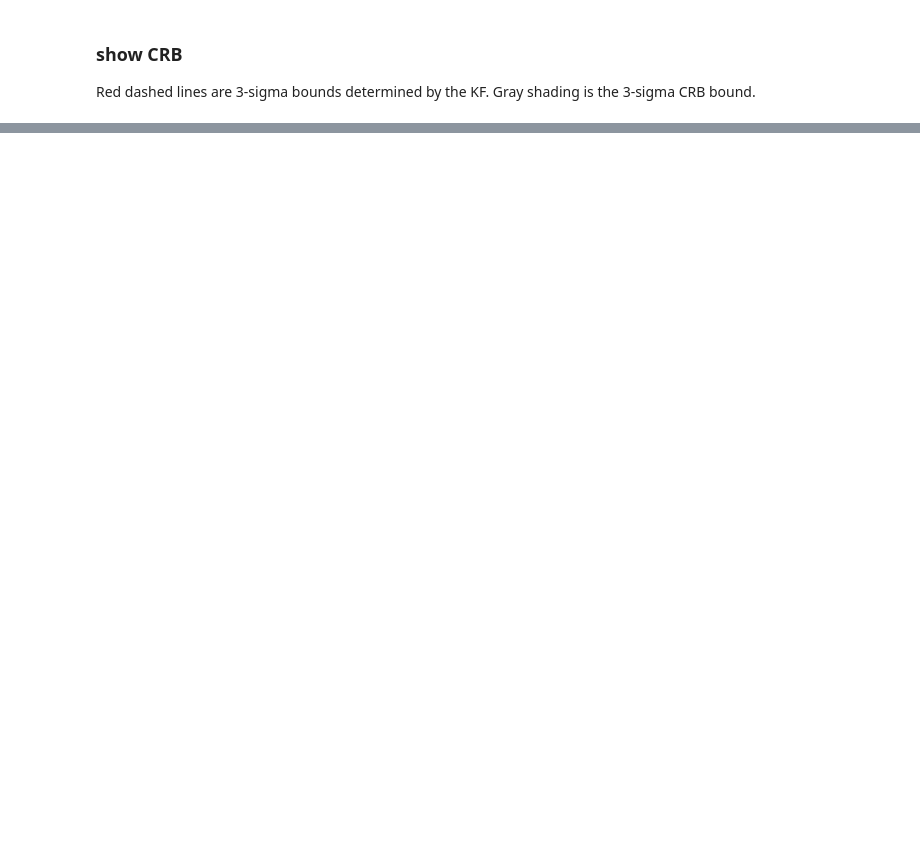
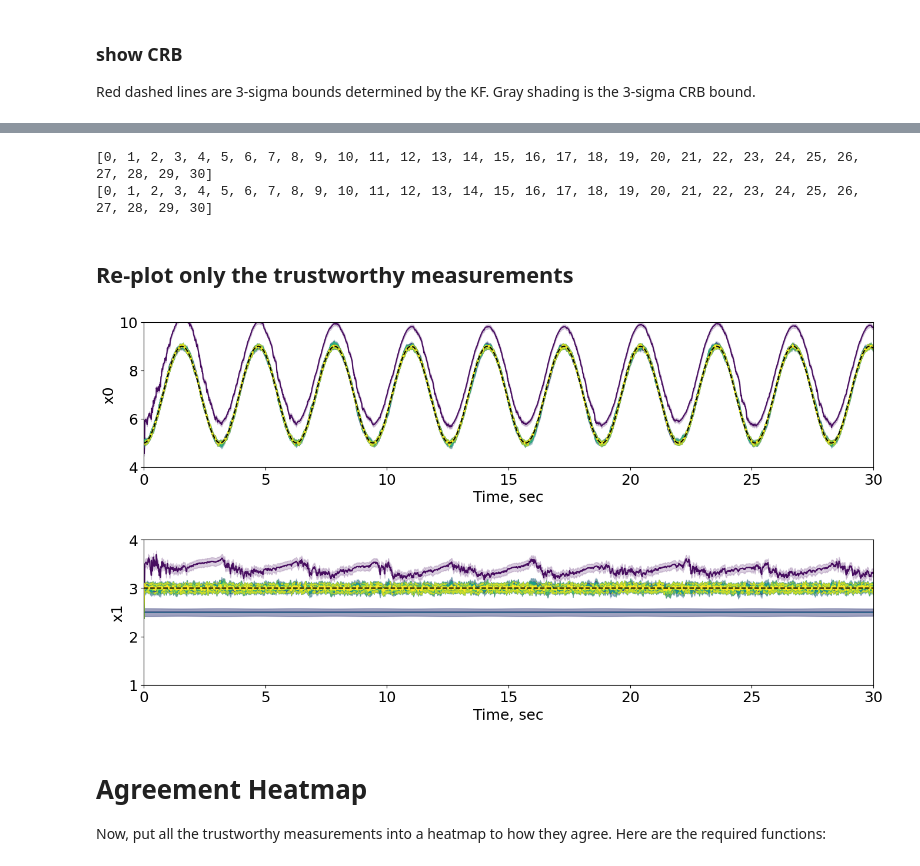
Before and after one commit to jadenmecham/First-Project, a Jupyter notebook: 4 - Nonlinear Camera/5C_EKF_UKF_monocamera_corrected.ipynb, the cells around one changed output, grey strips where cells are left out. Saved outputs shown, nothing was run; the diff lists cells and outputs as text; code cells hidden in the pictures; blank space fills up the shorter version.

```diff
--- a/4 - Nonlinear Camera/5C_EKF_UKF_monocamera_corrected.ipynb
+++ b/4 - Nonlinear Camera/5C_EKF_UKF_monocamera_corrected.ipynb
@@ -362,0 +378,71 @@ ax.set_ylim(0,4)
+# %%
+# for every position and velocity, if invJk is bigger than 1, then we want to disregard the data
+# we will use invJk to determine if the data is trustworthy or not
+
+trustworthy_x0 = []
+trustworthy_x1 = []
+
+for i in range(len(R_modified)):
+    i_invJk_x0 = []
+    i_invJk_x1 = []
+    for j in range(len(tsim)):
+        i_invJk_x0.append(all_invJk_diags[i][j][0])
+        i_invJk_x1.append(all_invJk_diags[i][j][1])
+
+    if np.mean(i_invJk_x0) < 1:
+        trustworthy_x0.append(i)
+    else:
+        continue
+
+    if np.mean(i_invJk_x1) < 1:
+        trustworthy_x1.append(i)
+    else:
+        continue
+
+print(trustworthy_x0)
+print(trustworthy_x1)
+# %% [output]
+[0, 1, 2, 3, 4, 5, 6, 7, 8, 9, 10, 11, 12, 13, 14, 15, 16, 17, 18, 19, 20, 21, 22, 23, 24, 25, 26, 27, 28, 29, 30]
+[0, 1, 2, 3, 4, 5, 6, 7, 8, 9, 10, 11, 12, 13, 14, 15, 16, 17, 18, 19, 20, 21, 22, 23, 24, 25, 26, 27, 28, 29, 30]
+# %% [markdown]
+## Re-plot only the trustworthy measurements
+# %%
+# Same plot as before, just only for the trustworthy data
+fig, axs = plt.subplots(2, 1, figsize=(16, 8))
+fig.subplots_adjust(hspace=0.5)
+# define a color map for the lines
+cmap = plt.get_cmap('viridis', len(R_modified)+1)
+for i in range(len(R_modified)):
+    if i in trustworthy_x0:
+        axs[0].plot(tsim, results[i]['x0_hat'], label=f'Estimate x0 {i+1}', color=cmap(i+1))
+        axs[0].fill_between(tsim, np.array(results[i]['x0_hat']) - np.array(three_sigma_x0[i]),
+                            np.array(results[i]['x0_hat']) + np.array(three_sigma_x0[i]),
+                            alpha=0.2, color=cmap(i+1))
+axs[0].set_xlabel('Time, sec')
+axs[0].set_ylabel('x0')
+axs[0].set_ylim([4, 10])
+axs[0].set_xlim([0, 30])
+# Plot x0 on the first subplot as a dashed line onm top of all other lines
+axs[0].plot(tsim, X[0, :], label='True x0', linestyle='--', color='black')
+# legend
+# axs[0].legend(loc='upper right', fontsize=8)
+for i in range(len(R_modified)):
+    if i in trustworthy_x1:
+        axs[1].plot(tsim, results[i]['x1_hat'], label=f'Estimate x1 {i+1}', color=cmap(i+1))
+        axs[1].fill_between(tsim, np.array(results[i]['x1_hat']) - np.array(three_sigma_x1[i]),
+                            np.array(results[i]['x1_hat']) + np.array(three_sigma_x1[i]),
+                            alpha=0.2, color=cmap(i+1))
+axs[1].set_xlabel('Time, sec')
+axs[1].set_ylabel('x1')
+axs[1].set_ylim([1, 4])
+axs[1].set_xlim([0, 30])
+# Plot x1 on the second subplot
+axs[1].plot(tsim, X[1, :], label='True x1', linestyle='--', color='black')
+# legend
+# axs[1].legend(loc='upper right', fontsize=8)
+plt.show()
+# %% [output]
+[figure, added]
+# %% [markdown]
+# Agreement Heatmap
+Now, put all the trustworthy measurements into a heatmap to how they agree. Here are the required functions:
```
Also changed, not shown: parts of 10 cells of this notebook.
